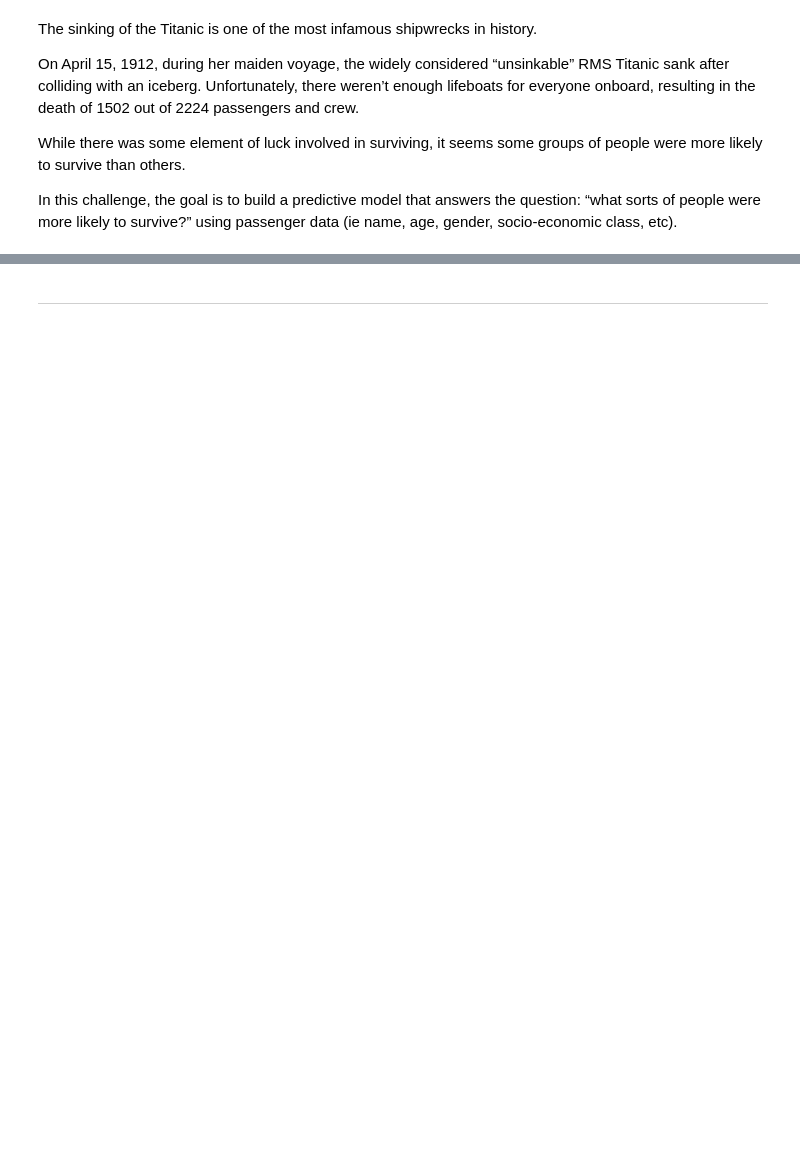
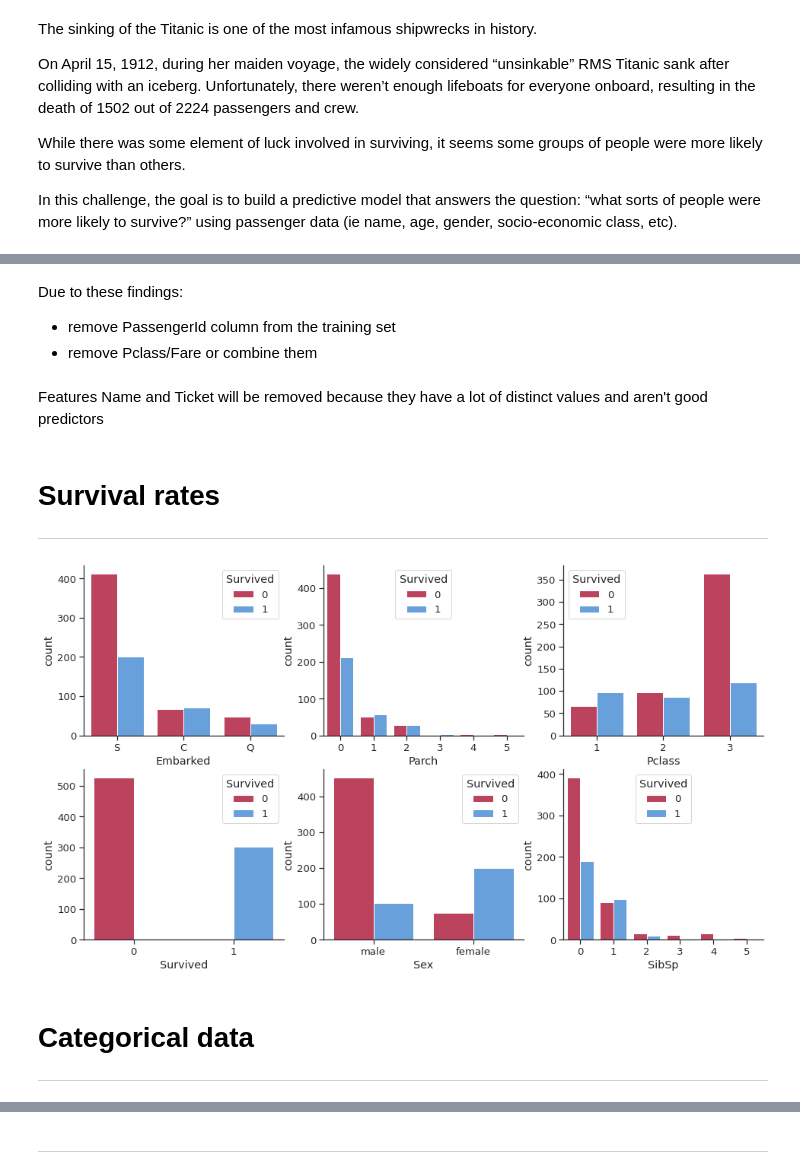
Before and after one commit to anastazijaverovic/Kaggle_Titanic_Predictions, a Jupyter notebook: titanic-predictions-notebook.ipynb, the cells around one changed output, grey strips where cells are left out. Drawn from its saved outputs; the diff is of its cells as text; code cells hidden in the pictures; blank space fills up the shorter version.

```diff
--- a/titanic-predictions-notebook.ipynb
+++ b/titanic-predictions-notebook.ipynb
@@ -128,0 +268,32 @@ sn.heatmap(correlation_matrix, annot = True)
+# %% [markdown]
+Due to these findings:
+* remove PassengerId column from the training set
+* remove Pclass/Fare or combine them
+# %%
+training_set.drop(columns=['PassengerId','Fare'], axis=1, inplace=True)
+test_set.drop(columns=['PassengerId','Fare'], axis=1, inplace=True)
+# %% [markdown]
+Features Name and Ticket will be removed because they have a lot of distinct values and aren't good predictors
+# %%
+training_set.drop(columns=['Name','Ticket'], axis=1, inplace=True)
+test_set.drop(columns=['Name','Ticket'], axis=1, inplace=True)
+# %% [markdown]
+# Survival rates
+****
+# %%
+columns = ['Embarked', 'Parch', 'Pclass', 'Survived', 'Sex', 'SibSp']
+
+plt.figure(figsize = (16, 14))
+sn.set(font_scale = 1.2)
+sn.set_style('ticks')
+
+for i, column in enumerate(columns):
+    plt.subplot(3, 3, i + 1)
+    sn.countplot(data = training_set, x = column, hue = 'Survived', palette = ['#d02f52',"#55a0ee"])
+
+sn.despine()
+# %% [output]
+[figure, added]
+# %% [markdown]
+# Categorical data
+****
```
Also changed, not shown: parts of 74 cells of this notebook.
